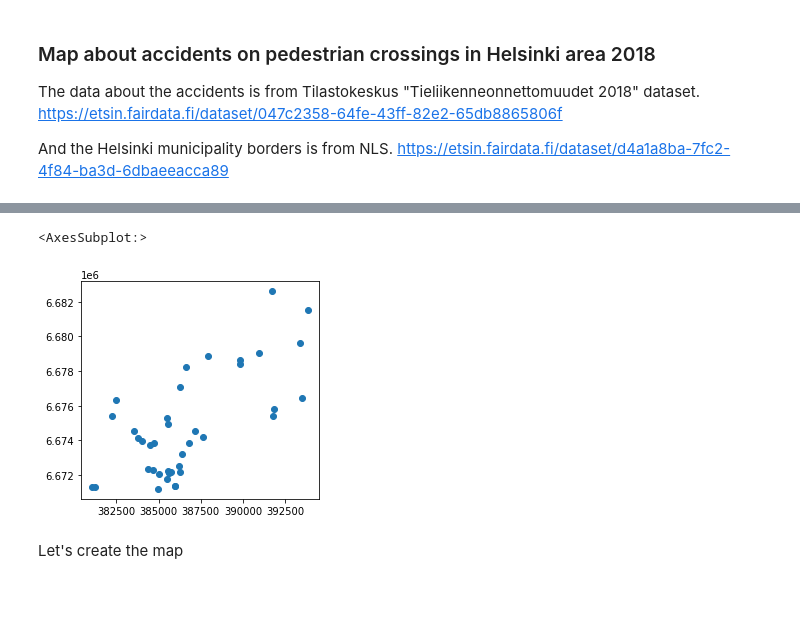
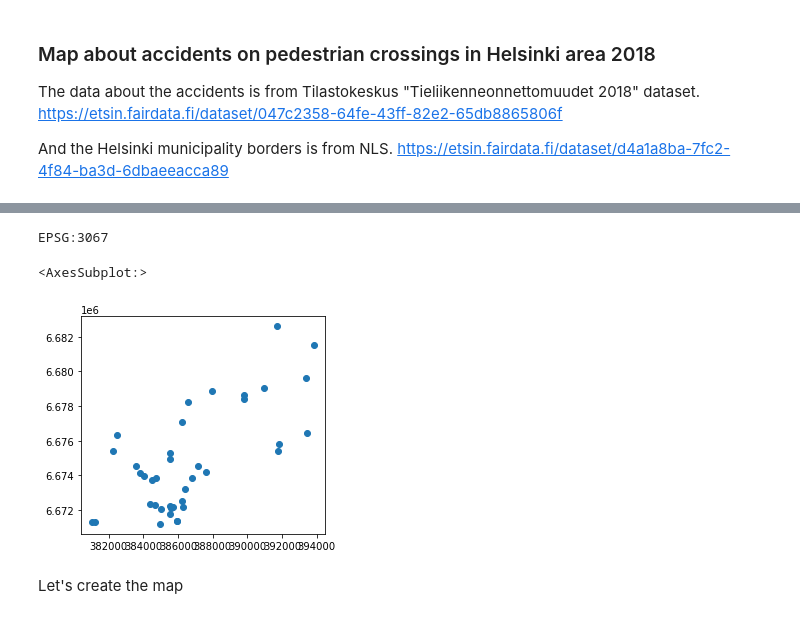
Before and after one commit to AutoGIS-2020/exercise-5-OulaIn, a Jupyter notebook: Problem2.ipynb, the cells around one changed output, grey strips where cells are left out. Drawn from its saved outputs; the diff is of its cells as text; code cells hidden in the pictures.

```diff
--- a/Problem2.ipynb
+++ b/Problem2.ipynb
@@ -61,4 +47,4 @@ for i, row in onnet.iterrows():
 # %%
 geometry = [Point(xy) for xy in zip(onnet.x, onnet.y)]
 accid = onnet.drop(['x', 'y'], axis=1)
-gdf = gpd.GeoDataFrame(df, crs="EPSG:4326", geometry=geometry)
+onnet_gpd = gpd.GeoDataFrame(accid, crs="EPSG:3067", geometry=geometry)
@@ -65,5 +60,9 @@ gdf = gpd.GeoDataFrame(df, crs="EPSG:4326", geometry=geometry)
+# %%
+print(onnet_gpd.crs)
+# %% [output]
+EPSG:3067
 # %%
-gdf.plot()
+onnet_gpd.plot()
 # %% [output]
 <AxesSubplot:>
-[figure, old version]
+[figure, new version]
```
Also changed, not shown: parts of 14 cells of this notebook.
